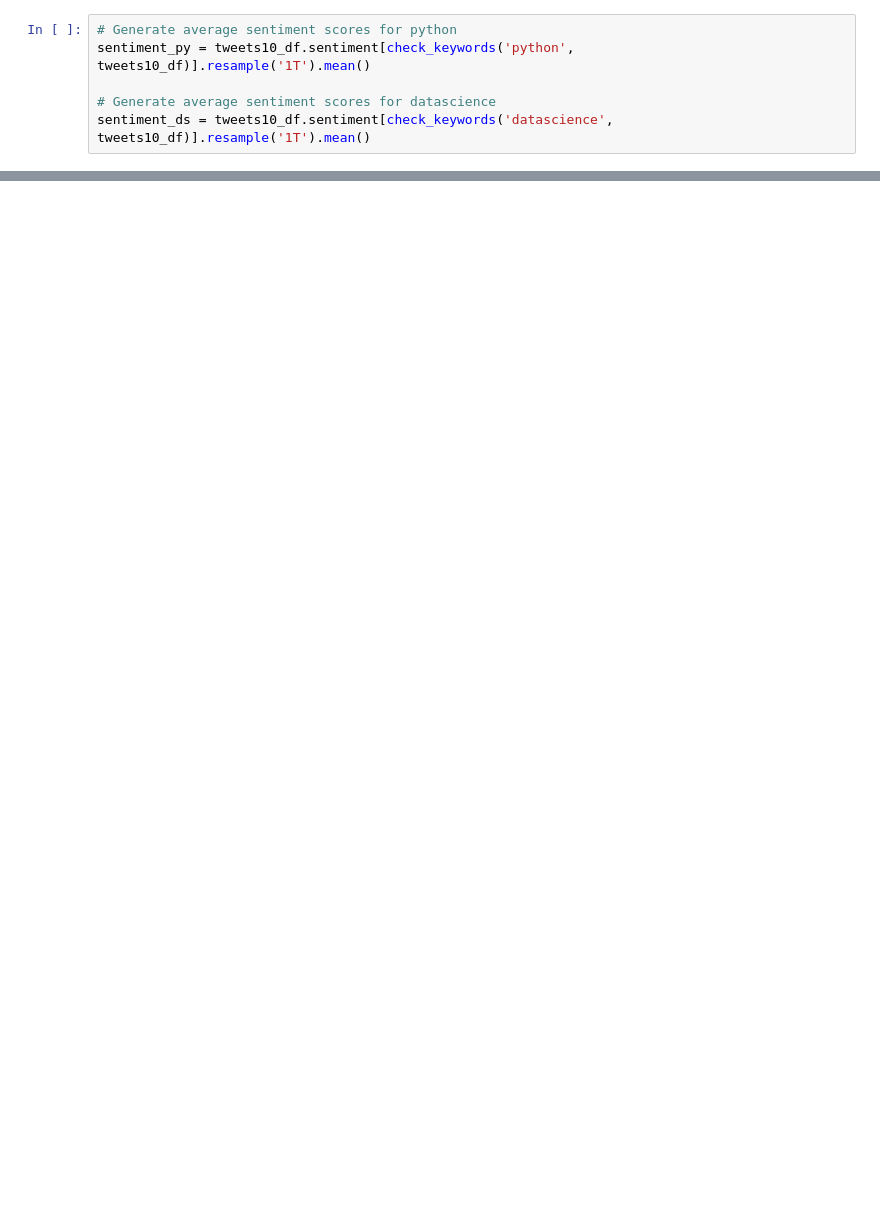
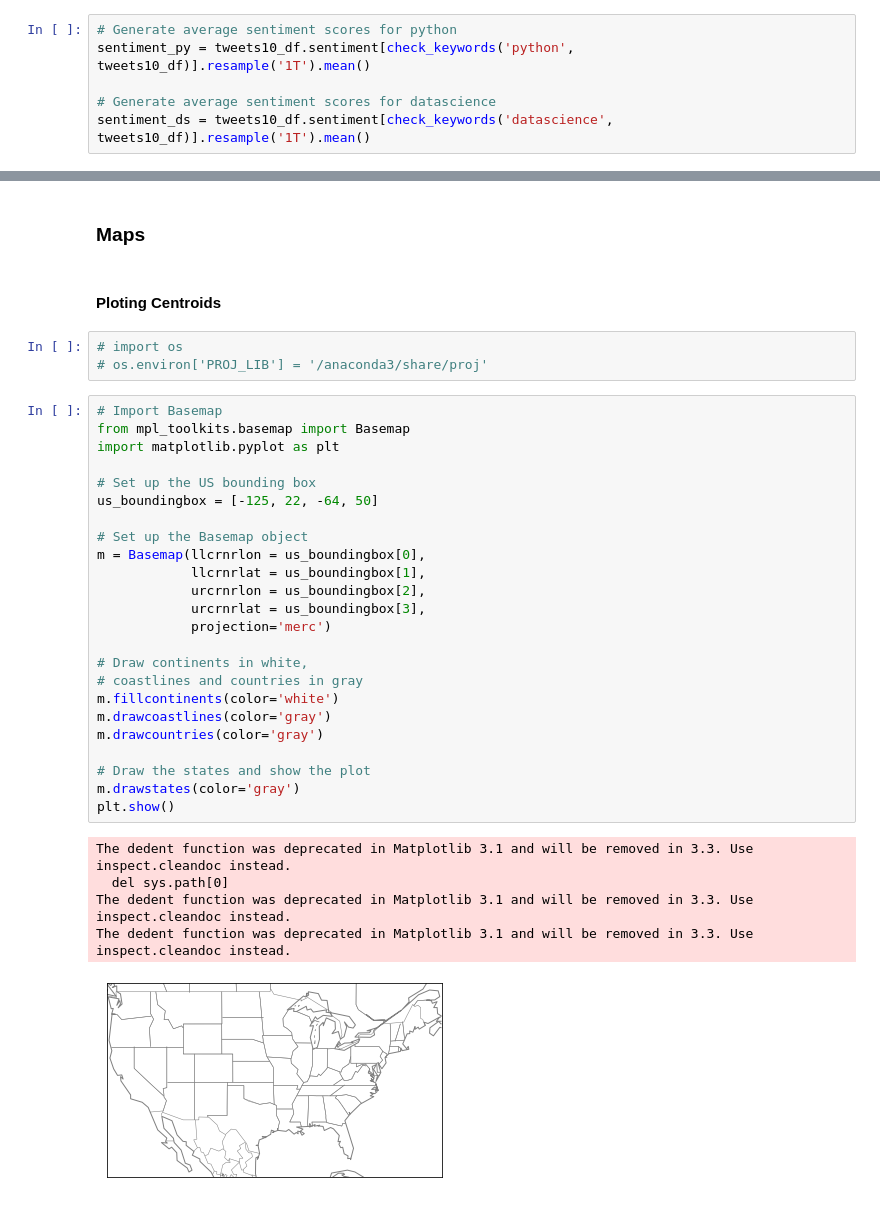
Before and after one commit to kaymal/twitter-analysis, a Jupyter notebook: Analyzing Twitter Data with Python.ipynb, the cells around one changed output, grey strips where cells are left out. Drawn from its saved outputs; the diff is of its cells as text; blank space fills up the shorter version.

```diff
--- a/Analyzing Twitter Data with Python.ipynb
+++ b/Analyzing Twitter Data with Python.ipynb
@@ -766,0 +1084,37 @@ plt.show()
+# %% [markdown]
+### Maps
+# %% [markdown]
+#### Ploting Centroids
+# %%
+# import os
+# os.environ['PROJ_LIB'] = '/anaconda3/share/proj'
+# %%
+# Import Basemap
+from mpl_toolkits.basemap import Basemap
+import matplotlib.pyplot as plt
+
+# Set up the US bounding box
+us_boundingbox = [-125, 22, -64, 50]
+
+# Set up the Basemap object
+m = Basemap(llcrnrlon = us_boundingbox[0],
+            llcrnrlat = us_boundingbox[1],
+            urcrnrlon = us_boundingbox[2],
+            urcrnrlat = us_boundingbox[3],
+            projection='merc')
+
+# Draw continents in white,
+# coastlines and countries in gray
+m.fillcontinents(color='white')
+m.drawcoastlines(color='gray')
+m.drawcountries(color='gray')
+
+# Draw the states and show the plot
+m.drawstates(color='gray')
+plt.show()
+# %% [output]
+The dedent function was deprecated in Matplotlib 3.1 and will be removed in 3.3. Use inspect.cleandoc instead.
+  del sys.path[0]
+The dedent function was deprecated in Matplotlib 3.1 and will be removed in 3.3. Use inspect.cleandoc instead.
+The dedent function was deprecated in Matplotlib 3.1 and will be removed in 3.3. Use inspect.cleandoc instead.
+[figure, added]
```
Also changed, not shown: parts of 47 cells of this notebook.
